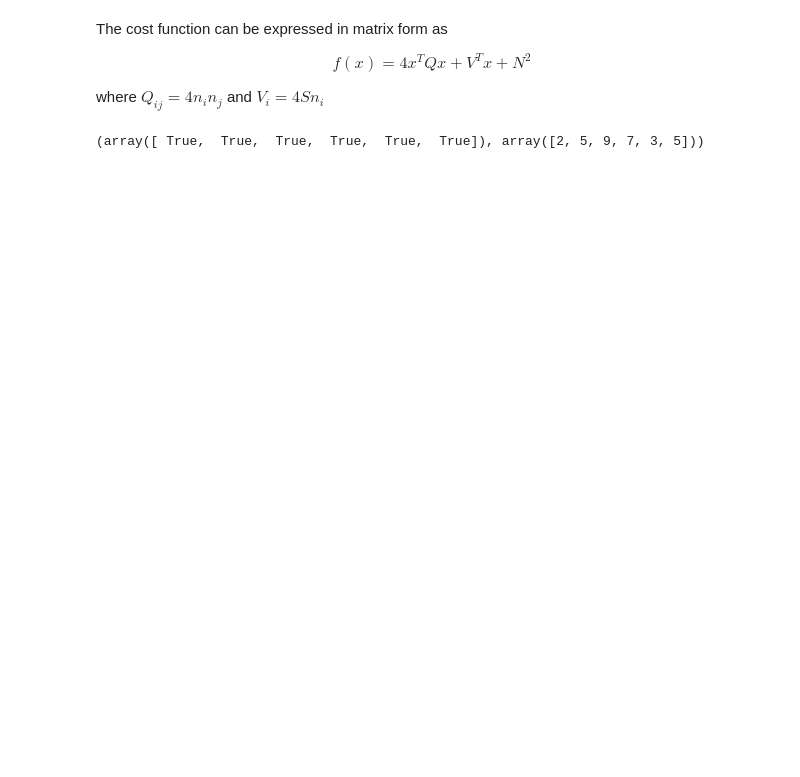
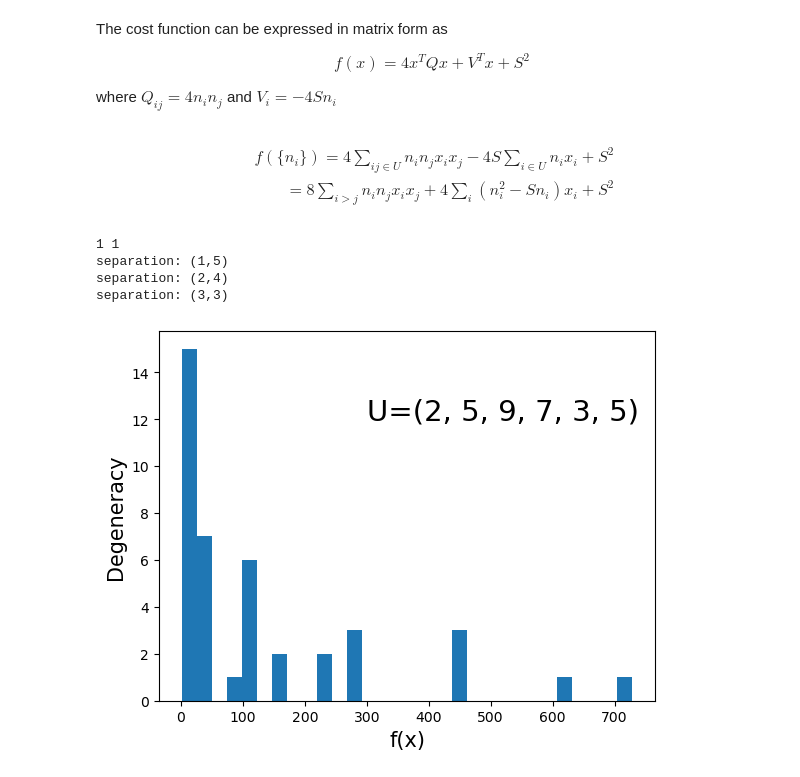
Before and after one commit to ICHEC/qpcc, a Jupyter notebook: lecture-11/lecture-11-note.ipynb, the cells around one changed output. Cells and saved outputs as stored; diff of their text form; code cells hidden in the pictures; blank space fills up the shorter version.

```diff
--- a/lecture-11/lecture-11-note.ipynb
+++ b/lecture-11/lecture-11-note.ipynb
@@ -41,10 +41,17 @@ $$
 The cost function can be expressed in matrix form as
 
 $$
-f(x) = 4 x^{T}Qx + V^{T}x + N^2
+f(x) = 4 x^{T}Qx + V^{T}x + S^2
 $$
 
-where $Q_{ij} = 4n_i n_j$ and $V_i = 4S n_i$
+where $Q_{ij} = 4n_i n_j$ and $V_i = -4S n_i$
+# %% [markdown]
+\begin{align}
+f(\{n_i\}) = 4\sum_{ij\in U} n_i n_j x_i x_j - 4S\sum_{i\in U}n_i x_i + S^2
+\\
+= 8\sum_{i>j} n_i n_j x_i x_j
++4\sum_{i}(n_i^2 - S n_i) x_i + S^2
+\end{align}
 # %%
 from typing import Any
 import numpy as np
@@ -54,17 +61,52 @@ class qubo:
     def __init__(self, ni: np.ndarray) -> None:
         self.ni = np.asarray(ni)
         self.Q = 4 * np.outer(self.ni, self.ni)
-        self.sum = self.ni.sum()
-        self.V = 4 * self.sum * self.ni
+        self.S = self.ni.sum()
+        self.V = -4 * self.S * self.ni
         self.N = self.ni.shape[0]
     def __call__(self, x: Any) -> float:
-        f = x @ (self.Q @ x) + self.V.dot(x) + self.N**2
+        f = x @ (self.Q @ x) + self.V.dot(x) + self.S**2
         return f
-# %%
-# a = np.random.random(6) * 10 + 1
-a = np.array([2, 5, 9, 7, 3, 5])
-a = a.astype(int)
-qfunc = qubo(ni=a)
-a == qfunc.ni,a
-# %% [output]
-(array([ True,  True,  True,  True,  True,  True]), array([2, 5, 9, 7, 3, 5]))
+# %%
+import numpy as np
+import itertools
+
+# a = np.random.random(6) * 10 + 1
+a = np.array([2, 5, 9, 7, 3, 5])
+x = np.array([1, 1, 1, 0, 0, 0])
+a = a.astype(int)
+qfunc = qubo(ni=a)
+a == qfunc.ni,a
+A = np.array([2,5,9])
+B = np.array([7,3,5])
+print(qfunc(x), (A.sum()-B.sum())**2)
+
+nsize = 6
+il = np.arange(nsize)
+q_f = qfunc
+vecs = []
+dist = []
+for choose in range(1,nsize//2+1):
+    print(f'separation: ({choose},{nsize-choose})')
+    for ii in itertools.combinations(il, choose):
+        xi = np.fromiter(((i in ii) for i in il), dtype=bool)
+        fi = q_f(xi)
+        vecs += [xi]
+        dist += [fi]
+        #print(ii, xi.astype(int))
+vecs = np.array(vecs)
+dist = np.array(dist)
+# %% [output]
+1 1
+separation: (1,5)
+separation: (2,4)
+separation: (3,3)
+# %%
+#plt.xlim(0,30000)
+toprint = 'U=(' + ', '.join([str(i) for i in a]) + ')'
+plt.text(300, 12, toprint, fontsize=21)
+plt.xlabel('f(x)', fontsize=15)
+plt.ylabel('Degeneracy', fontsize=15)
+dd = plt.hist(dist, bins=30)
+# %% [output]
+[figure, added]
```
Also changed, not shown: parts of 21 cells of this notebook.
